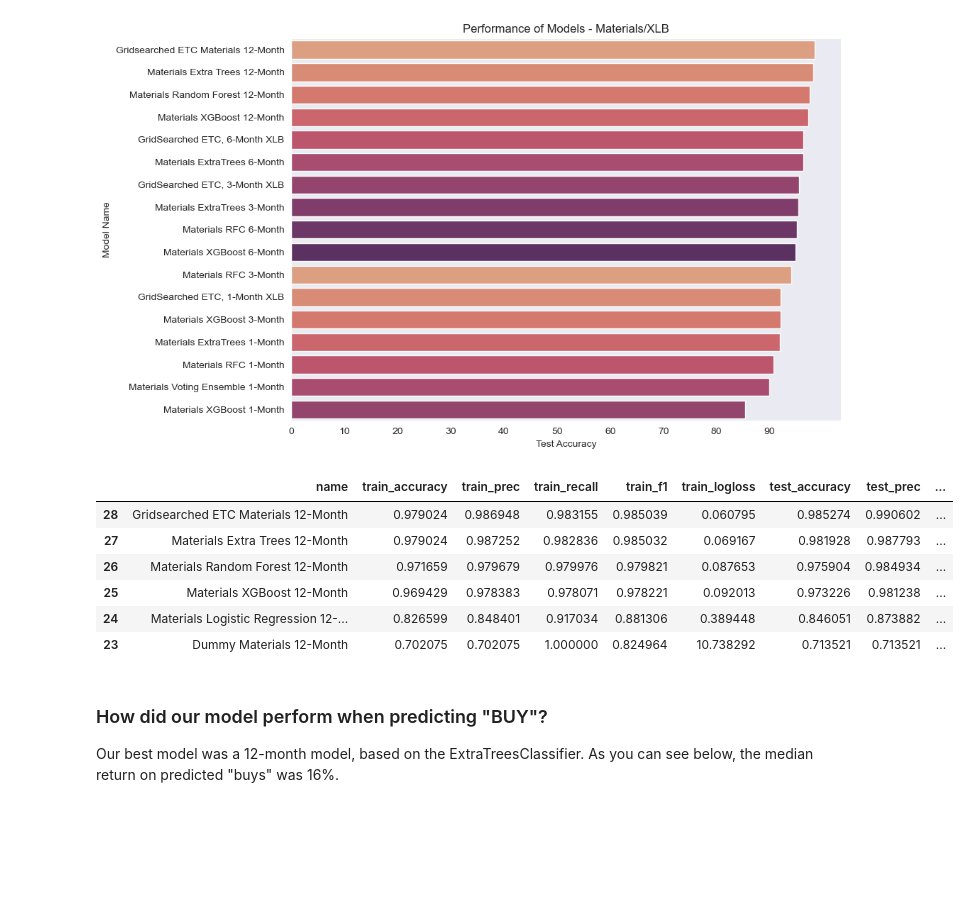
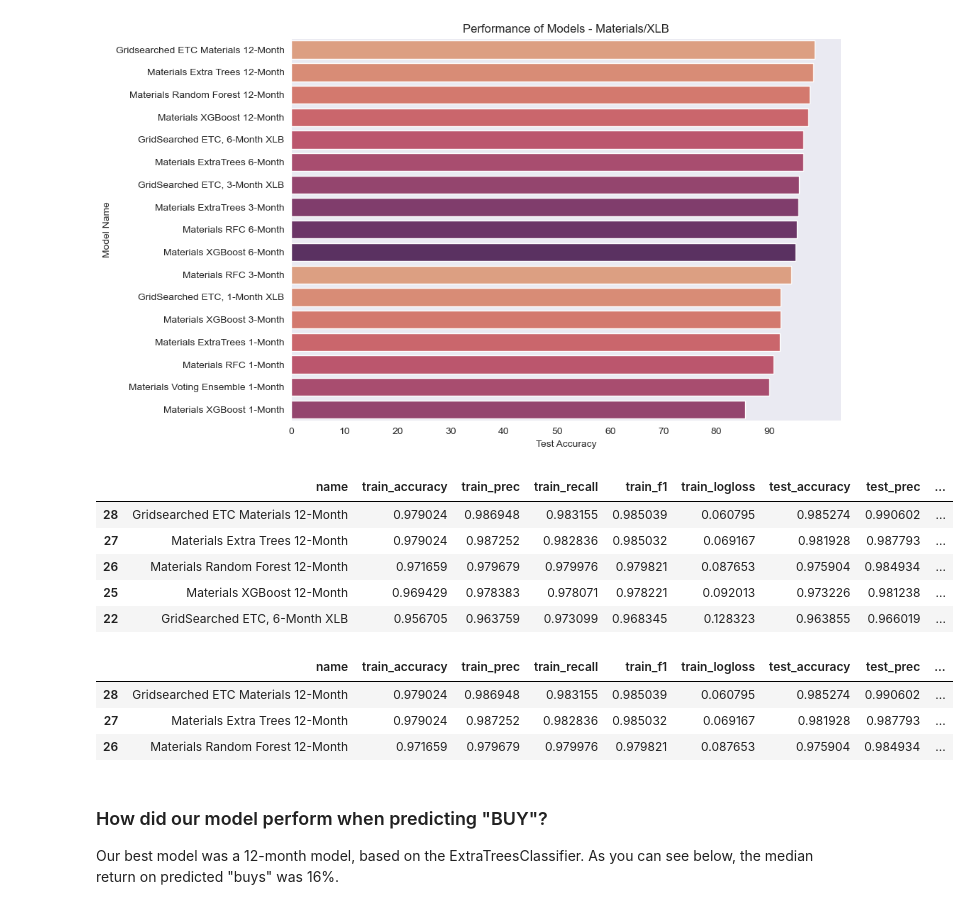
Before and after one commit to dvdhartsman/Stock_Market_Analysis, a Jupyter notebook: 2b_SPDR_Eval.ipynb, the cells around one changed output. Drawn from its saved outputs; the diff is of its cells as text; code cells hidden in the pictures; blank space fills up the shorter version.

```diff
--- a/2b_SPDR_Eval.ipynb
+++ b/2b_SPDR_Eval.ipynb
@@ -165,18 +177,24 @@ compare_curves([Materials[0], Materials[1],Materials[2],Materials[3],Materials[4
 plot_test_accuracy(Materials_df, "Materials/XLB", num_include=17)
 # %% [output]
 [figure]
+# %%
+Materials_df.sort_values(by="test_accuracy", ascending=False)[:5]
+# %% [output]
+|  | name | train_accuracy | train_prec | train_recall | train_f1 | train_logloss | test_accuracy | test_prec | ... |
+| 28 | Gridsearched ETC Materials 12-Month | 0.979024 | 0.986948 | 0.983155 | 0.985039 | 0.060795 | 0.985274 | 0.990602 | ... |
+| 27 | Materials Extra Trees 12-Month | 0.979024 | 0.987252 | 0.982836 | 0.985032 | 0.069167 | 0.981928 | 0.987793 | ... |
+| 26 | Materials Random Forest 12-Month | 0.971659 | 0.979679 | 0.979976 | 0.979821 | 0.087653 | 0.975904 | 0.984934 | ... |
+| 25 | Materials XGBoost 12-Month | 0.969429 | 0.978383 | 0.978071 | 0.978221 | 0.092013 | 0.973226 | 0.981238 | ... |
+| 22 | GridSearched ETC, 6-Month XLB | 0.956705 | 0.963759 | 0.973099 | 0.968345 | 0.128323 | 0.963855 | 0.966019 | ... |
 # %%
-# These were the models with the highest accuracy score for this ETF
+# These were the models with the highest accuracy score for this ETF, accessing monthly groups
 
-show_time_horizon(Materials_df, "Twelve")[:]
+show_time_horizon(Materials_df, "Twelve")[:3]
 # %% [output]
 |  | name | train_accuracy | train_prec | train_recall | train_f1 | train_logloss | test_accuracy | test_prec | ... |
 | 28 | Gridsearched ETC Materials 12-Month | 0.979024 | 0.986948 | 0.983155 | 0.985039 | 0.060795 | 0.985274 | 0.990602 | ... |
 | 27 | Materials Extra Trees 12-Month | 0.979024 | 0.987252 | 0.982836 | 0.985032 | 0.069167 | 0.981928 | 0.987793 | ... |
 | 26 | Materials Random Forest 12-Month | 0.971659 | 0.979679 | 0.979976 | 0.979821 | 0.087653 | 0.975904 | 0.984934 | ... |
-| 25 | Materials XGBoost 12-Month | 0.969429 | 0.978383 | 0.978071 | 0.978221 | 0.092013 | 0.973226 | 0.981238 | ... |
-| 24 | Materials Logistic Regression 12-... | 0.826599 | 0.848401 | 0.917034 | 0.881306 | 0.389448 | 0.846051 | 0.873882 | ... |
-| 23 | Dummy Materials 12-Month | 0.702075 | 0.702075 | 1.000000 | 0.824964 | 10.738292 | 0.713521 | 0.713521 | ... |
 # %% [markdown]
 ### How did our model perform when predicting "BUY"?
 Our best model was a 12-month model, based on the ExtraTreesClassifier. As you can see below, the median return on predicted "buys" was 16%.
```
Also changed, not shown: parts of 20 cells of this notebook.
